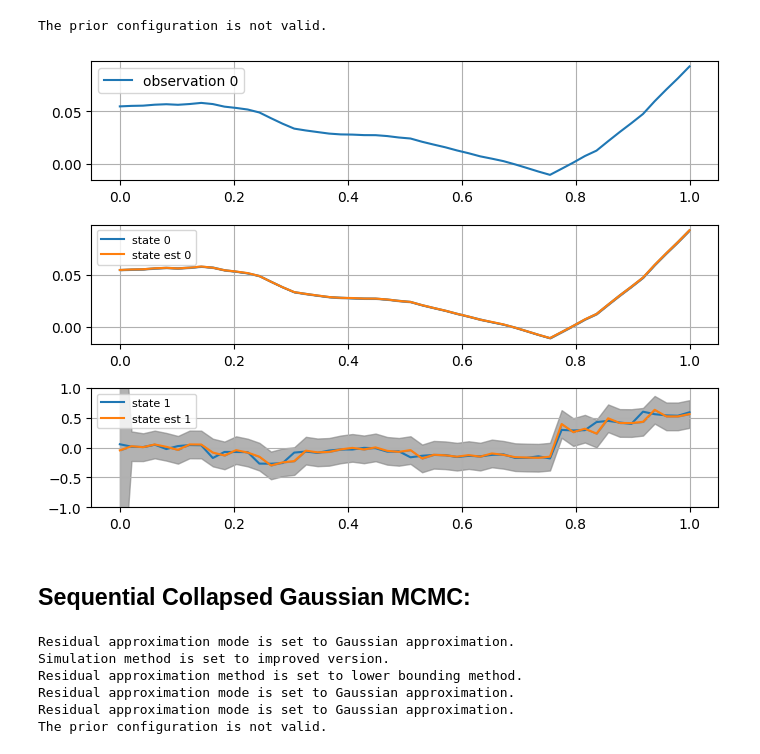
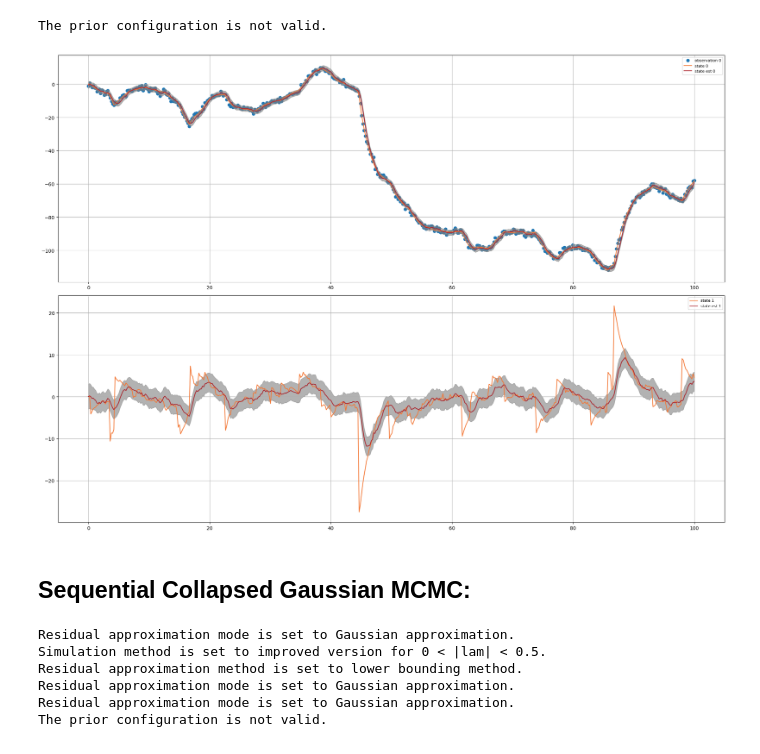
Before and after one commit to yamankindap/models, a Jupyter notebook: example3.ipynb, the cells around one changed output. Cells and saved outputs as stored; diff of their text form; code cells hidden in the pictures.

```diff
--- a/example3.ipynb
+++ b/example3.ipynb
@@ -12,12 +12,12 @@ import matplotlib.pyplot as plt
 # %% [markdown]
 # Langevin model example:
 # %%
-N = 50
+N = 500
 D = 2
 D_prime = 1
 n_particles = 1
 
-times = np.linspace(start=0, stop=1, num=N).reshape(N, 1)
+times = np.linspace(start=0, stop=100, num=N).reshape(N, 1)
 
 ##################################
 # Initial distribution definition.
@@ -35,13 +35,13 @@ mu = 0.
 sigma = 1.0
 # subordinator = GammaProcess(**{"beta":1., "C":1.})
 # subordinator = TemperedStableProcess(**{"alpha":0.6, "beta":0.1, "C":0.5})
-subordinator = GeneralisedInverseGaussianProcess(**{"lam":-0.8, "gamma":0.01, "delta":1.0})
+subordinator = GeneralisedInverseGaussianProcess(**{"lam":-0.4, "gamma":0.01, "delta":1.0})
 
 ##################################
 # Observation model.
 ##################################
 
-sigma_eps = 0.0001
+sigma_eps = 1.0
 
 ##################################
 # Langevin model.
@@ -59,5 +61,5 @@ X, Y, t_series, x_series = model.sample(times, x_init, n_particles=n_particles)
 # %%
-fig, ax = plt.subplots(nrows=(X.shape[-2] + Y.shape[-2]), ncols=n_particles, figsize=(7,5))
+fig, ax = plt.subplots(nrows=(X.shape[-2] + Y.shape[-2]), ncols=n_particles, figsize=(20,14))
 
 if (n_particles > 1):
 
@@ -92,6 +94,6 @@ else:
             ax[i].legend()
             i += 1
 
-plt.tight_layout()
+# plt.tight_layout()
 plt.show()
 # %% [output]
@@ -136,7 +138,8 @@ The prior configuration is not valid.
 # %%
 memory_gaussian = inference_module_gaussian.filter(times, observations, x_init_gaussian, C_init_gaussian)
 # %%
-fig, ax = plt.subplots(nrows=(X.shape[-2] + Y.shape[-2]), ncols=n_particles, figsize=(7,5))
+n_particles = 1
+fig, ax = plt.subplots(nrows=(X.shape[-2]), ncols=n_particles, figsize=(20,14))
 
 if (n_particles > 1):
 
@@ -149,43 +152,45 @@ if (n_particles > 1):
             ax[i][particle_idx].legend()
             i += 1
 
         for j in range(X.shape[-2]):
             ax[i][particle_idx].plot(times, X[:,particle_idx, j,:], label=f'state {j}')
             ax[i][particle_idx].plot(times, memory_gaussian['filtered_mean'][:,j,:], label=f'state est {j}')
             ax[i][particle_idx].fill_between(times.flatten(), memory_gaussian['filtered_mean'][:,j,:].flatten(), memory_gaussian['filtered_mean'][:,j,:].flatten() + 3 * np.sqrt(memory_gaussian['filtered_cov'][:,0,0]), alpha=0.6, color='grey')
             ax[i][particle_idx].fill_between(times.flatten(), memory_gaussian['filtered_mean'][:,j,:].flatten(), memory_gaussian['filtered_mean'][:,j,:].flatten() - 3 * np.sqrt(memory_gaussian['filtered_cov'][:,0,0]), alpha=0.6, color='grey')
             ax[i][particle_idx].grid(True)
             ax[i][particle_idx].legend()
             i += 1
 
 else:
     for particle_idx in range(n_particles):
         i = 0
 
-        for j in range(Y.shape[-2]):
-            ax[i].plot(times, Y[:,particle_idx, j,:], label=f'observation {j}')
-            ax[i].grid(True)
-            ax[i].legend()
-            i += 1
+        # for j in range(Y.shape[-2]):
+        #     ax[i].plot(times, Y[:,particle_idx, j,:], label=f'observation {j}')
+        #     ax[i].grid(True)
+        #     ax[i].legend()
+        #     i += 1
 
         for j in range(X.shape[-2]):
-            ax[i].plot(times, X[:,particle_idx, j,:], label=f'state {j}')
+            if i == 0:
+                ax[i].scatter(times, Y[:,particle_idx, j,:], label=f'observation {j}')
 
-            ax[i].plot(times, memory_gaussian['filtered_mean'][:,j,:], label=f'state est {j}')
+            ax[i].plot(times, X[:,particle_idx, j,:], label=f'state {j}', c="#f37735")
+            ax[i].plot(times, memory_gaussian['filtered_mean'][:,j,:], label=f'state est {j}', c="#af272f")
             ax[i].fill_between(times.flatten(), memory_gaussian['filtered_mean'][:,j,:].flatten(), memory_gaussian['filtered_mean'][:,j,:].flatten() + 3 * np.sqrt(memory_gaussian['filtered_cov'][:,j,j]), alpha=0.6, color='grey')
             ax[i].fill_between(times.flatten(), memory_gaussian['filtered_mean'][:,j,:].flatten(), memory_gaussian['filtered_mean'][:,j,:].flatten() - 3 * np.sqrt(memory_gaussian['filtered_cov'][:,j,j]), alpha=0.6, color='grey')
 
-            if (j == 1):
-                ax[i].set_ylim(y_axis_lims[0], y_axis_lims[1])
+            # if (j == 1):
+            #     ax[i].set_ylim(y_axis_lims[0], y_axis_lims[1])
 
             ax[i].grid(True)
             ax[i].legend(fontsize=8)
             i += 1
 
 plt.tight_layout()
 plt.show()
 # %% [output]
-[figure, old version]
+[figure, new version]
 # %% [markdown]
 ## Sequential Collapsed Gaussian MCMC:
 # %%
@@ -207,9 +212,9 @@ theta_levy = theta
 mu_levy = mu
 sigma_levy = sigma
 
-# subordinator = GammaProcess(**{"beta":1., "C":1.})
-# subordinator = TemperedStableProcess(**{"alpha":0.6, "beta":0.1, "C":0.5})
-subordinator_levy = GeneralisedInverseGaussianProcess(**{"lam":-0.8, "gamma":0.01, "delta":1.0})
+# subordinator_levy = GammaProcess(**{"beta":1., "C":1.})
+# subordinator_levy = TemperedStableProcess(**{"alpha":0.6, "beta":0.1, "C":0.5})
+subordinator_levy = GeneralisedInverseGaussianProcess(**{"lam":-0.4, "gamma":0.01, "delta":1.0})
 
 ##################################
 # Observation model.
@@ -227,7 +232,7 @@ observations = Y[:,0,:]
 inference_module = SequentialCollapsedGaussianMCMCFilter(model=model_levy, prior=None, proposal=None)
 # %% [output]
 Residual approximation mode is set to Gaussian approximation.
-Simulation method is set to improved version.
+Simulation method is set to improved version for 0 < |lam| < 0.5.
 Residual approximation method is set to lower bounding method.
 Residual approximation mode is set to Gaussian approximation.
 Residual approximation mode is set to Gaussian approximation.
```
Also changed, not shown: parts of 12 cells of this notebook, 2 other files.
